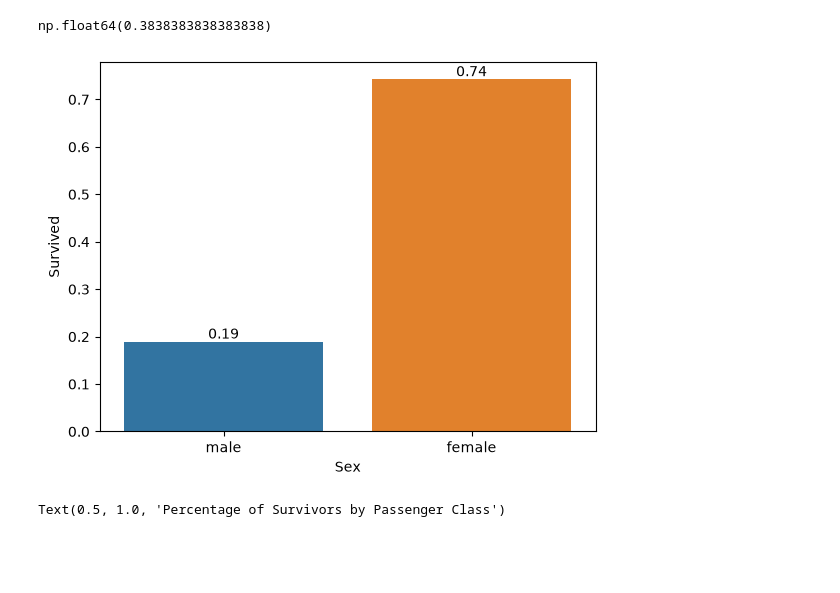
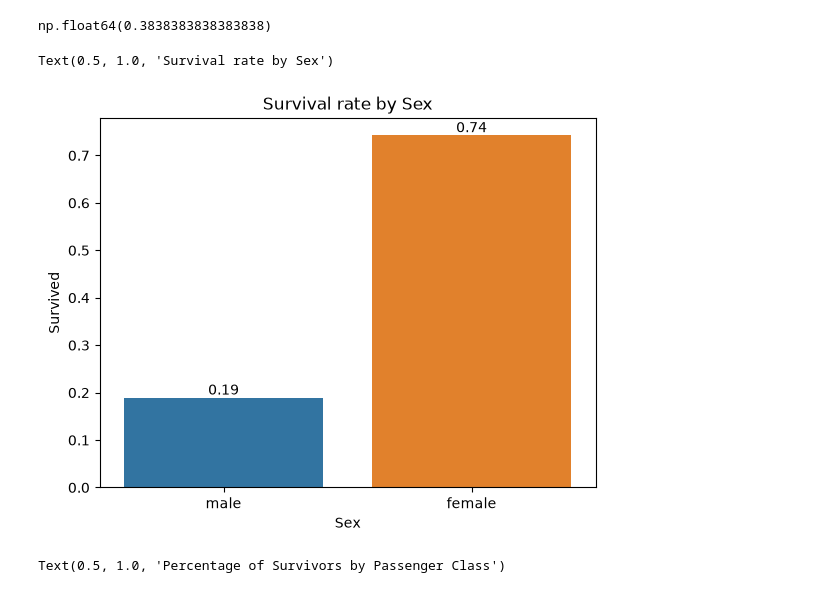
Before and after one commit to AIVIETNAM-AIO-Giahuy11/titanic-classification, a Jupyter notebook: notebook.ipynb, the cells around one changed output. Drawn from its saved outputs; the diff is of its cells as text; code cells hidden in the pictures; blank space fills up the shorter version.

```diff
--- a/notebook.ipynb
+++ b/notebook.ipynb
@@ -53,10 +55,11 @@ np.float64(0.3838383838383838)
 # %%
 ax = sns.barplot(train, x = 'Sex', y = 'Survived', hue = 'Sex', errorbar = None)
 for i in range(len(ax.containers)):
     ax.bar_label(ax.containers[i], fontsize=10, fmt="%.2f")
-ax.set_label('Survival rate by Sex')
+ax.set_title('Survival rate by Sex')
 # %% [output]
+Text(0.5, 1.0, 'Survival rate by Sex')
-[figure, old version]
+[figure, new version]
 # %%
 class_labels = {1: 'Upper', 2: 'Middle', 3: 'Lower'}
 survivors_by_class = train[train['Survived'] == 1].groupby('Pclass')['Survived'].count()
```
Also changed, not shown: parts of 3 cells of this notebook.
